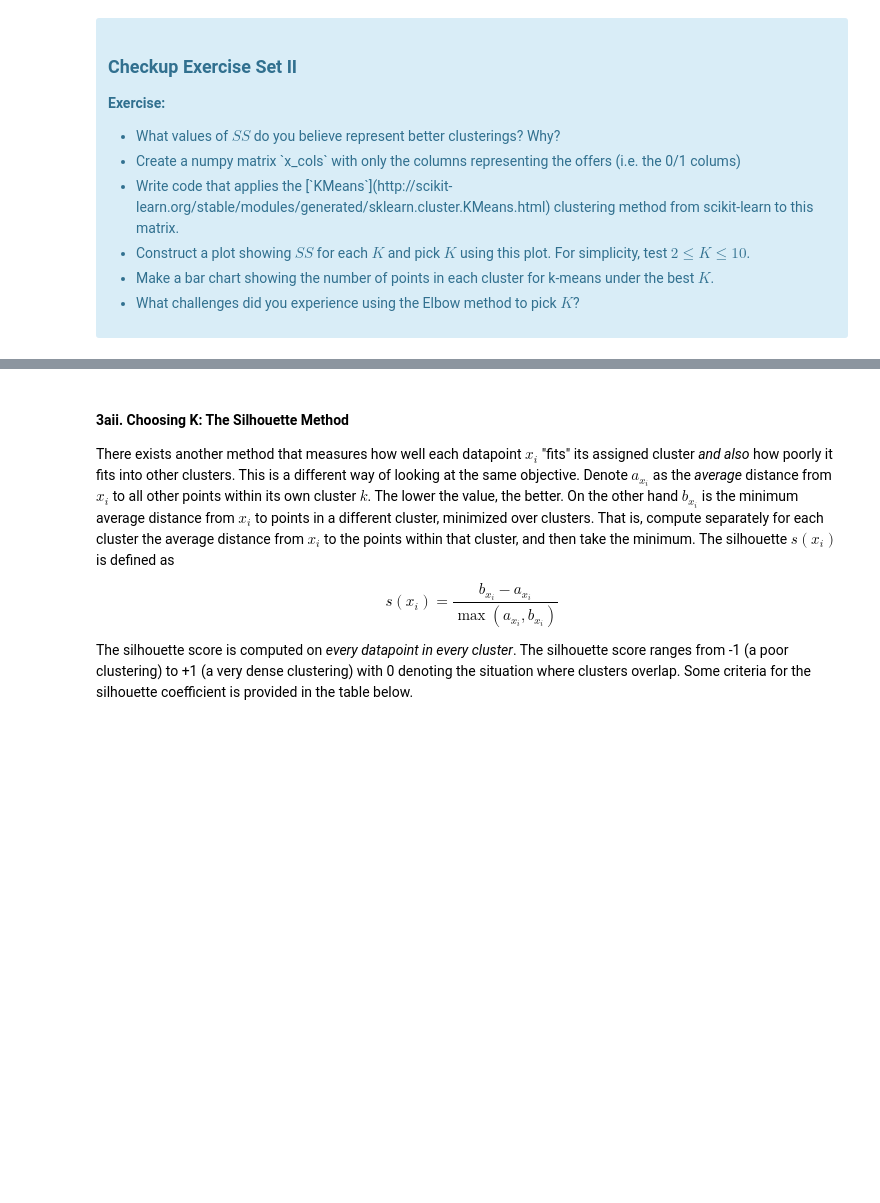
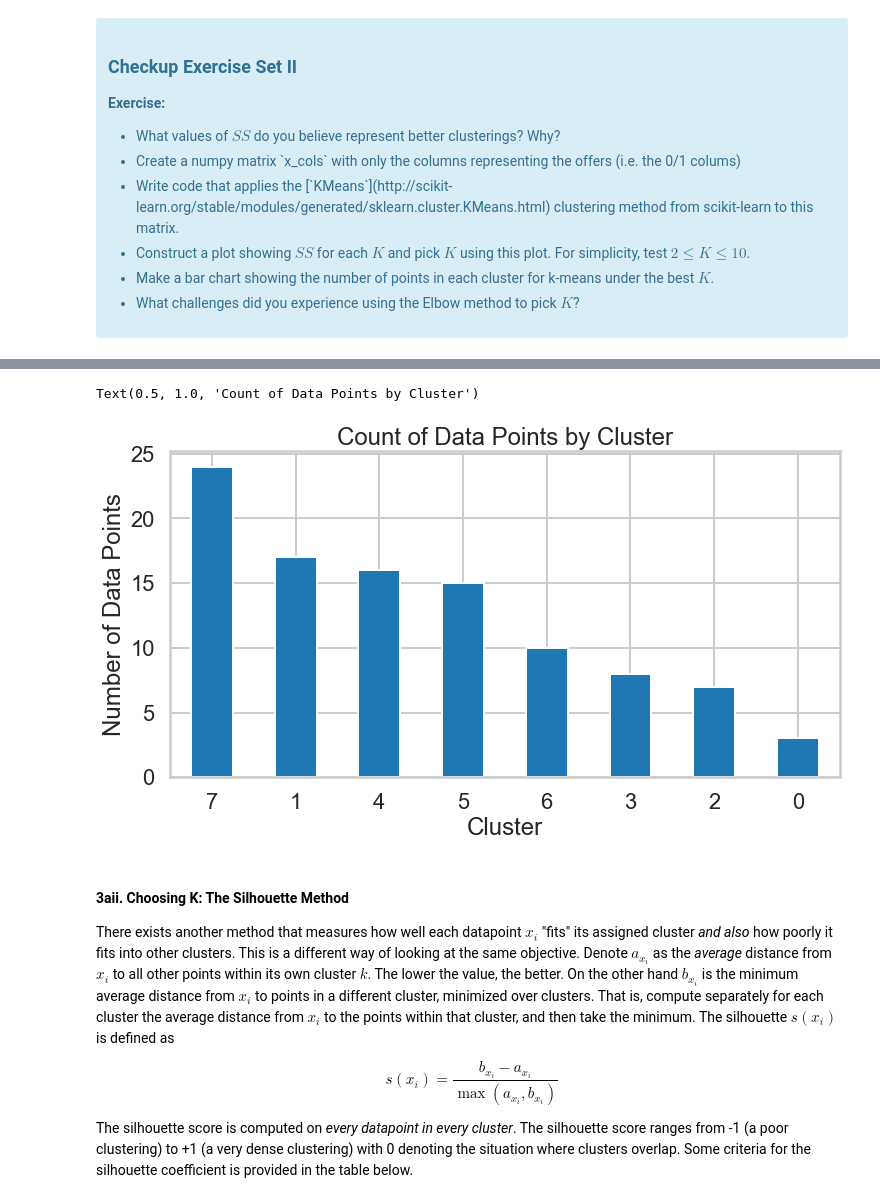
Before and after one commit to dj-m/CustomerSegmentationClustering, a Jupyter notebook: notebooks/Clustering Case Study - Customer Segmentation with K-Means - Tier 3.ipynb, the cells around one changed output, grey strips where cells are left out. Cells and saved outputs as stored; diff of their text form; code cells hidden in the pictures; blank space fills up the shorter version.

```diff
--- a/notebooks/Clustering Case Study - Customer Segmentation with K-Means - Tier 3.ipynb
+++ b/notebooks/Clustering Case Study - Customer Segmentation with K-Means - Tier 3.ipynb
@@ -137,3 +149,16 @@ where $x_i$ is a point, $C_k$ represents cluster $k$ and $\mu_k$ is the centroid
+# %%
+Best_Kmeans = KMeans(n_clusters = 8)
+Best_Kmeans.fit_predict(x_cols)
+bar_df = pd.DataFrame({'cluster': Best_Kmeans.labels_})
+
+bar_df.cluster.value_counts().plot(kind='bar', figsize=(12, 6), rot=0);
+
+plt.xlabel("Cluster")
+plt.ylabel("Number of Data Points")
+plt.title("Count of Data Points by Cluster")
+# %% [output]
+Text(0.5, 1.0, 'Count of Data Points by Cluster')
+[figure, added]
 # %% [markdown]
 #### 3aii. Choosing K: The Silhouette Method
 
```
Also changed, not shown: parts of 4 cells of this notebook.
